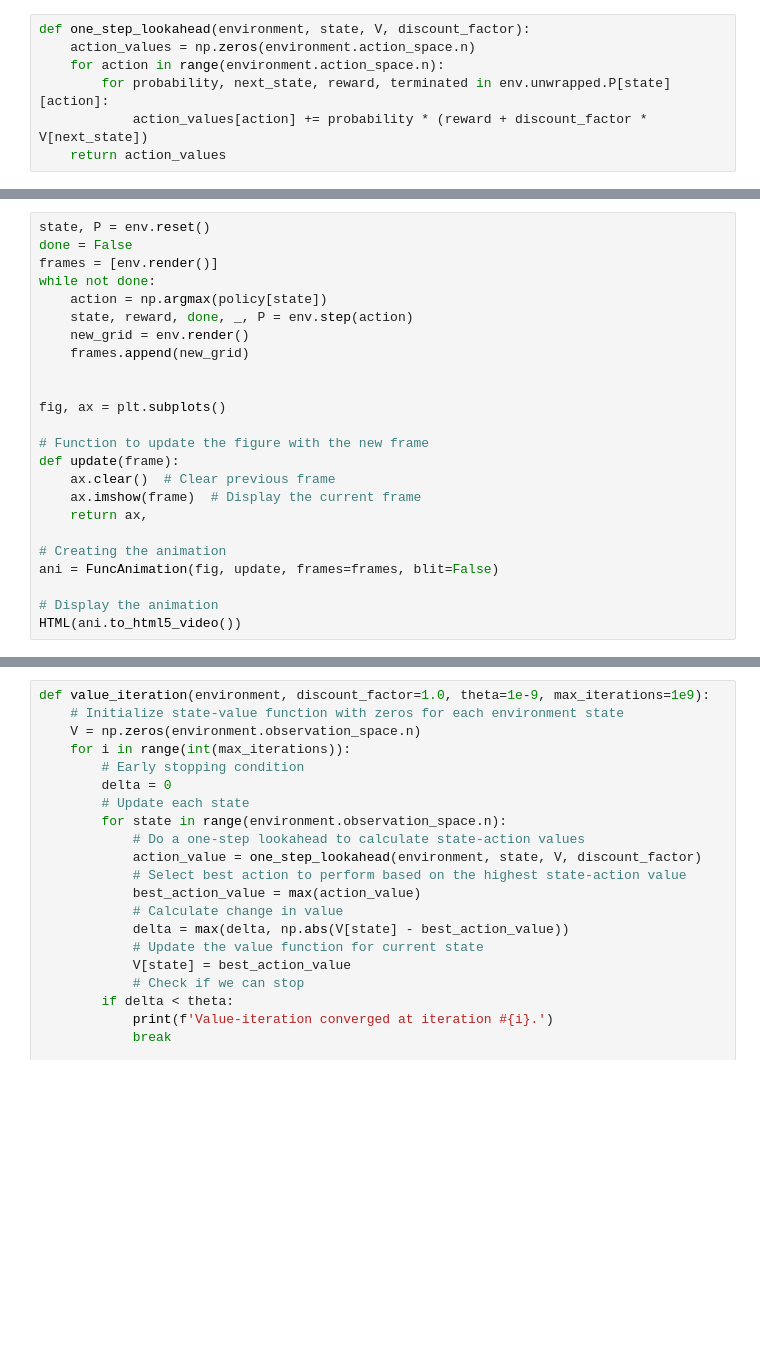
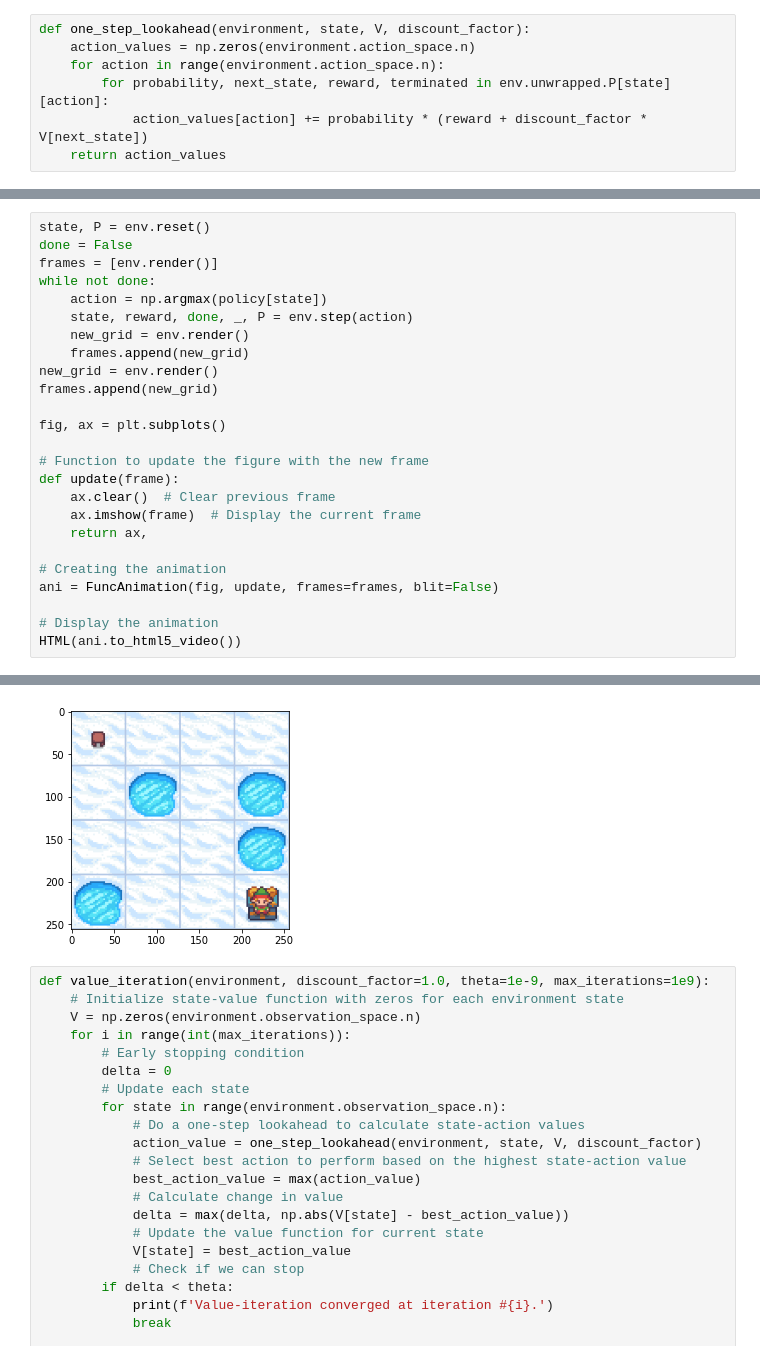
Before and after one commit to RandyRDavila/INDE-597-Deep-and-Reinforcement-Learning, a Jupyter notebook: Dynamic-Programming/Gym_IceWorld_Dynamic_Programming.ipynb, the cells around one changed output, grey strips where cells are left out. Saved outputs shown, nothing was run; the diff lists cells and outputs as text; blank space fills up the shorter version.

```diff
--- a/Dynamic-Programming/Gym_IceWorld_Dynamic_Programming.ipynb
+++ b/Dynamic-Programming/Gym_IceWorld_Dynamic_Programming.ipynb
@@ -306,7 +339,8 @@ while not done:
     state, reward, done, _, P = env.step(action)
     new_grid = env.render()
     frames.append(new_grid)
-
+new_grid = env.render()
+frames.append(new_grid)
 
 fig, ax = plt.subplots()
 
@@ -321,3 +355,4 @@ ani = FuncAnimation(fig, update, frames=frames, blit=False)
 
 # Display the animation
 HTML(ani.to_html5_video())
+# %% [output]
@@ -324,3 +360,4 @@ HTML(ani.to_html5_video())
+[figure, added]
 # %%
 def value_iteration(environment, discount_factor=1.0, theta=1e-9, max_iterations=1e9):
     # Initialize state-value function with zeros for each environment state
```
Also changed, not shown: parts of 10 cells of this notebook.
